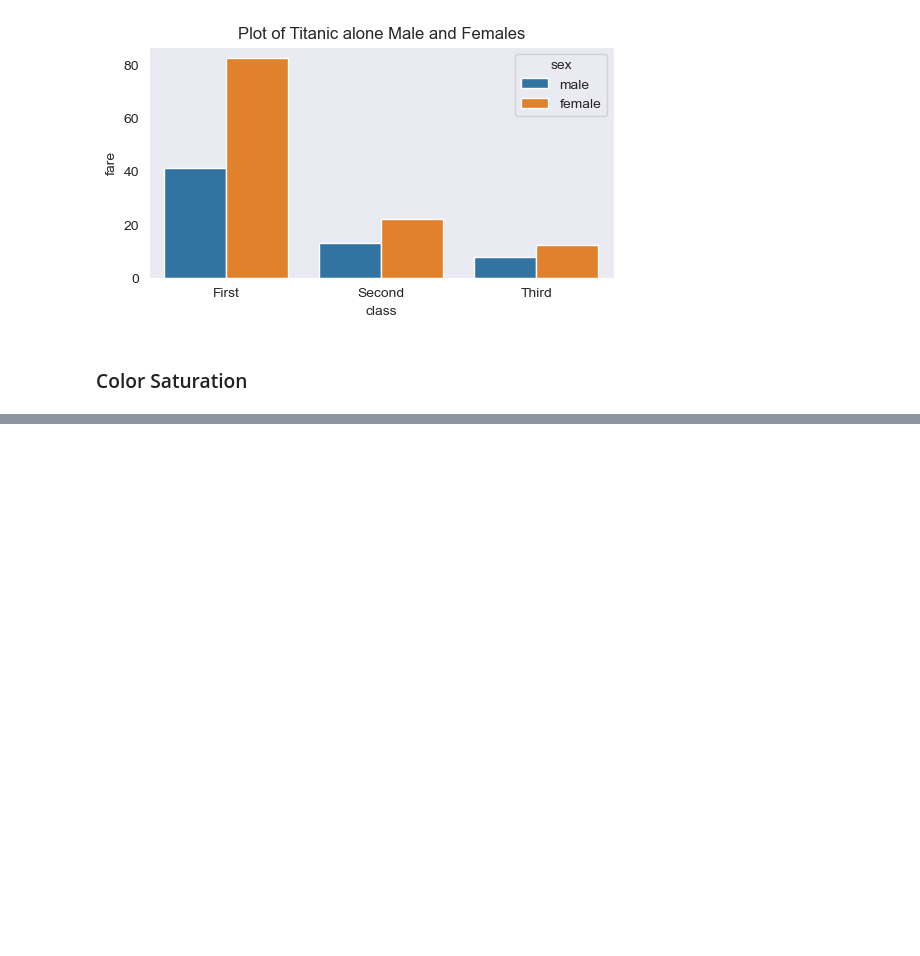
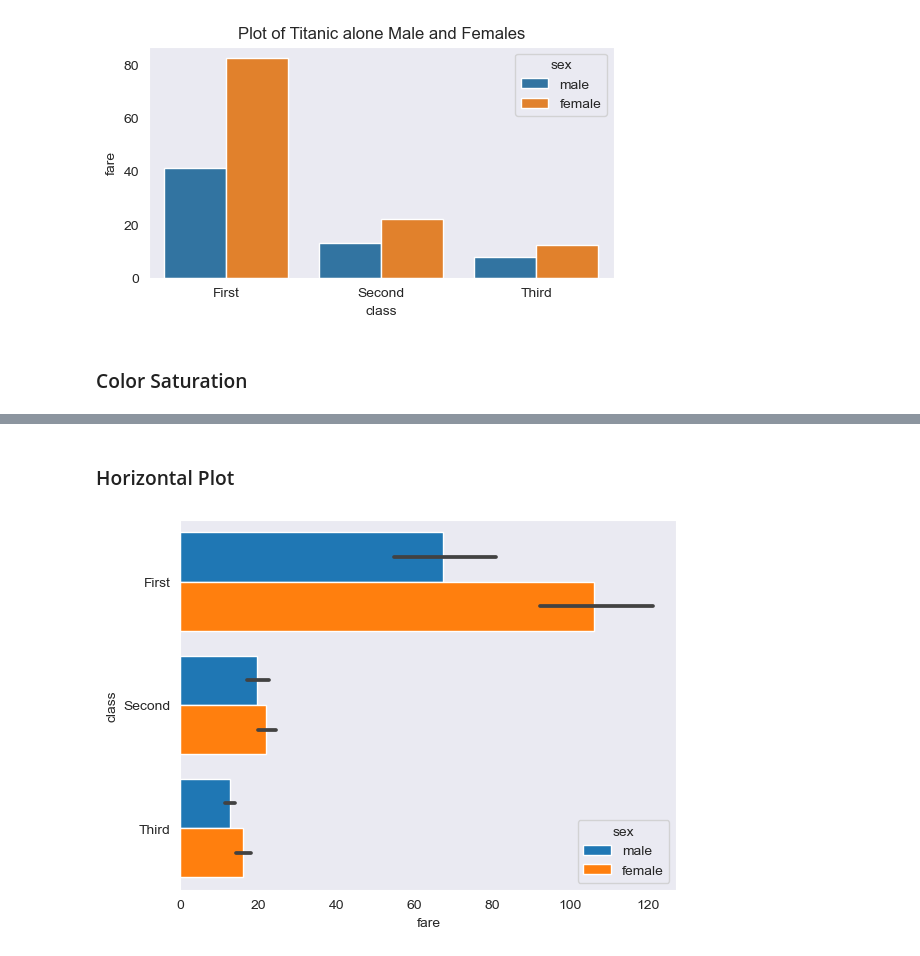
Before and after one commit to M-Aaqib-Arshad/Jupyter-notebook, a Jupyter notebook: Data Visualization/02_BarPlot.ipynb, the cells around one changed output, grey strips where cells are left out. Saved outputs shown, nothing was run; the diff lists cells and outputs as text; code cells hidden in the pictures; blank space fills up the shorter version.

```diff
--- a/Data Visualization/02_BarPlot.ipynb
+++ b/Data Visualization/02_BarPlot.ipynb
@@ -240,0 +262,17 @@ plt.show()
+# %% [markdown]
+### Horizontal Plot
+# %%
+
+# importing the required libraries
+import seaborn as sns
+import matplotlib.pyplot as plt
+
+# read a titanic.csv file
+# from seaborn library
+
+ship = sns.load_dataset("titanic")
+
+sns.barplot(x="fare",y="class",hue="sex",data=ship,saturation=1)
+plt.show()
+# %% [output]
+[figure, added]
```
Also changed, not shown: parts of 4 cells of this notebook, 5 other files.
